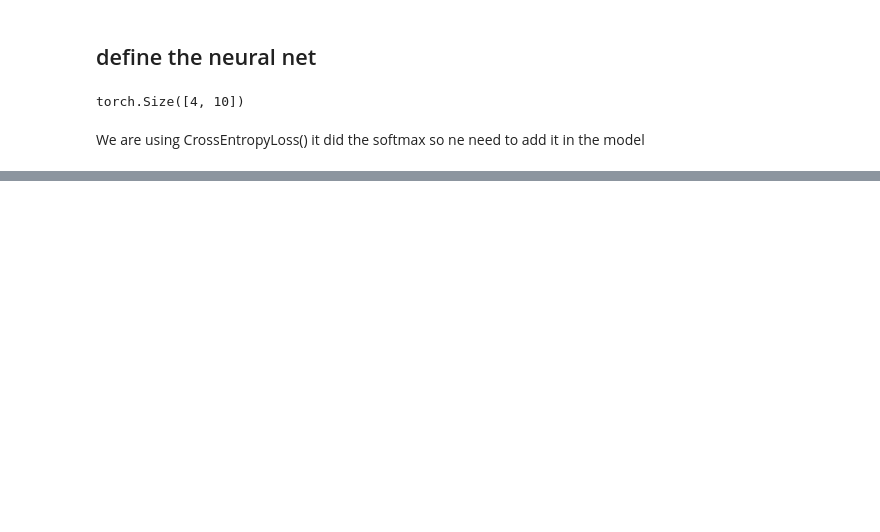
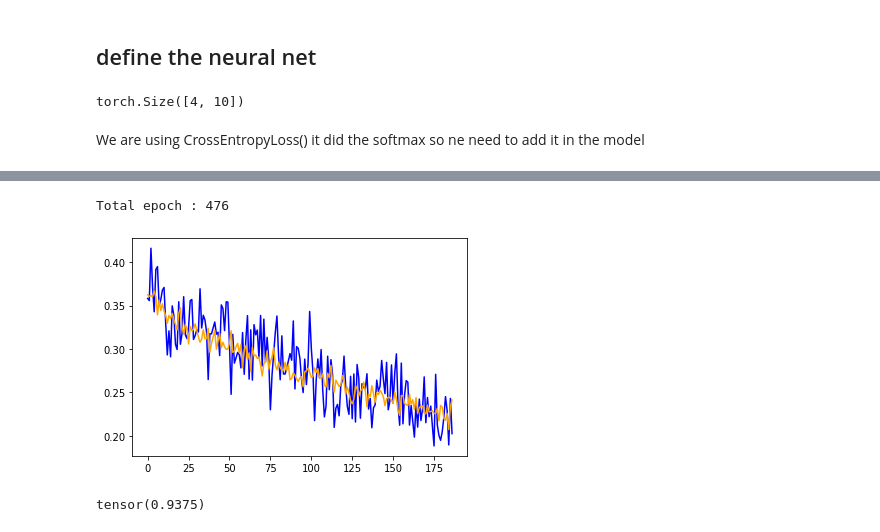
Before and after one commit to Ocean728/mnist_pytorch, a Jupyter notebook: MNINST.ipynb, the cells around one changed output, grey strips where cells are left out. Saved outputs shown, nothing was run; the diff lists cells and outputs as text; code cells hidden in the pictures; blank space fills up the shorter version.

Commit message:
add model in progress

```diff
--- a/MNINST.ipynb
+++ b/MNINST.ipynb
@@ -89,23 +91,28 @@ epochs = 10
 val_frequency = 2
 # %% [markdown]
 We are using CrossEntropyLoss() it did the softmax so ne need to add it in the model
+# %%
+losses_train = []
+losses_val = []
 # %%
-def train(epochs,model,loader,val_loader,optimizer,loss_func,val_frequency):
-    for epoch in range(epochs):
-        for batch_idx, (data, targets) in enumerate(loader):
-            optimizer.zero_grad()
-            data.to(device)
-            output = model(data)
-            loss = loss_func(output, targets)
-            loss.backward()
-            optimizer.step()
+%%time
+epochs = 10
+for epoch in range(epochs):
+    for batch_idx, (data, targets) in enumerate(train_loader):
+        optimizer.zero_grad()
+        data.to(device)
+        output = model(data)
+        loss = loss_func(output, targets)
+        loss.backward()
+        optimizer.step()
 
-        if (epoch == 0 or epoch%val_frequency == 0 or epoch == epochs-1):
+    if (epoch == 0 or epoch%val_frequency == 0 or epoch == epochs-1):
 
-            with torch.no_grad():
-                _,(val_data, val_targets) = next(enumerate(train_loader))
-                val_data.to(device)
-                output_val = model(val_data)
-                loss_val = loss_func(output_val, val_targets)
-
-            print(f"Epoch {epoch}, loss_train {loss.item()}, loss_val {loss_val.item()}")
+        with torch.no_grad():
+            _,(val_data, val_targets) = next(enumerate(train_loader))
+            val_data.to(device)
+            output_val = model(val_data)
+            loss_val = loss_func(output_val, val_targets)
+        losses_train.append(loss.item())
+        losses_val.append(loss_val.item())
+        print(f"Epoch {epoch}, loss_train {loss.item()}, loss_val {loss_val.item()}")
@@ -120,0 +128,7 @@ Epoch 9, loss_train 0.4727356731891632, loss_val 0.4766820967197418
+# %%
+plt.plot(losses_train[50:-1],color="blue")
+plt.plot(losses_val[50:-1],color="orange")
+print(f"Total epoch : {len(losses_train)*val_frequency}")
+# %% [output]
+Total epoch : 476
+[figure, added]
@@ -120,0 +143,4 @@ Epoch 9, loss_train 0.4727356731891632, loss_val 0.4766820967197418
+# %%
+score(test_data,test_targets)
+# %% [output]
+tensor(0.9375)
```
Also changed, not shown: parts of 9 cells of this notebook, 2 other files.
